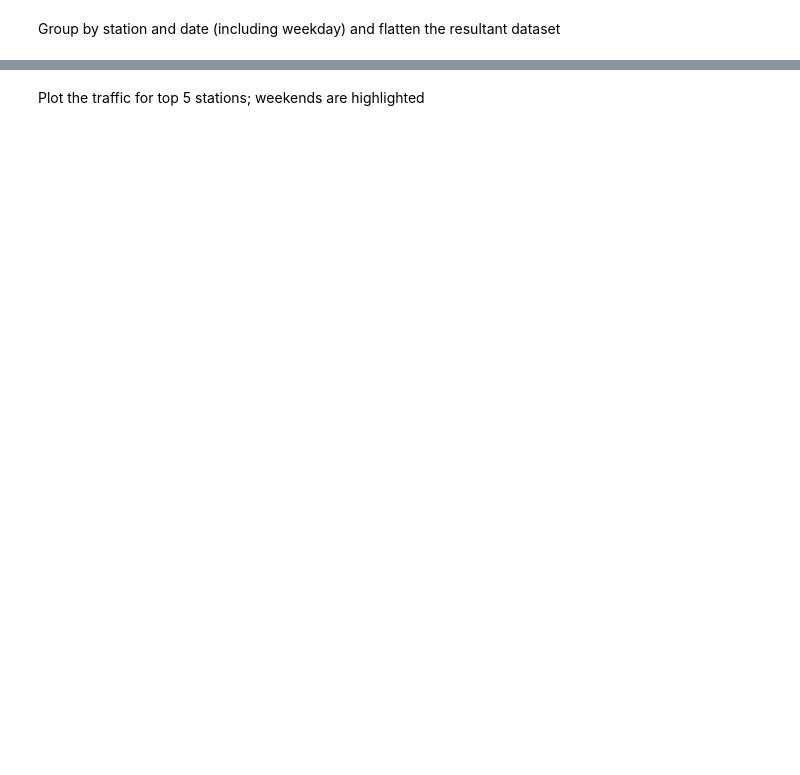
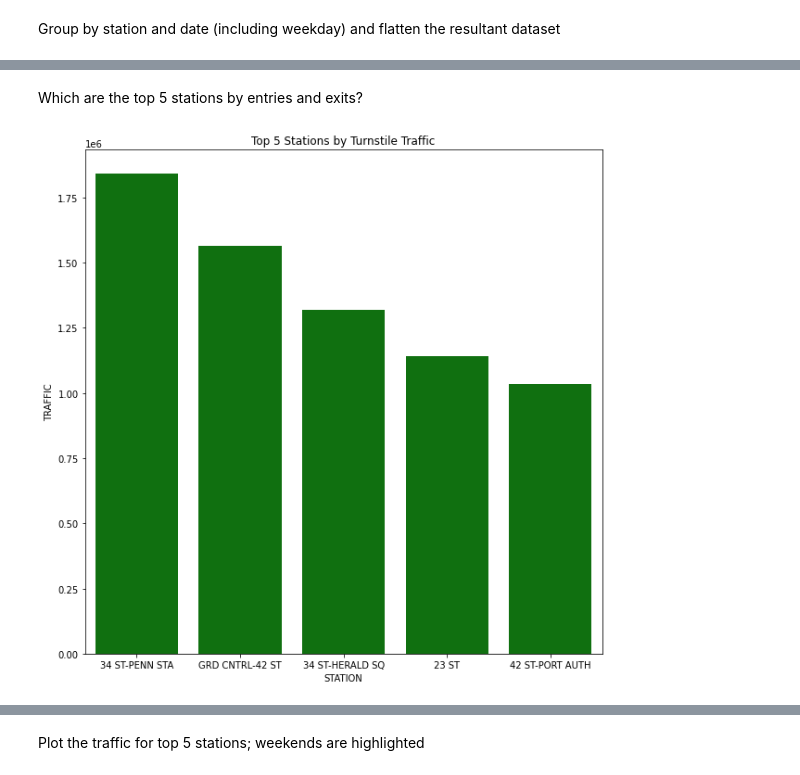
Before and after one commit to KunojiLym/metis_project_1, a Jupyter notebook: yz_project_01.ipynb, the cells around one changed output, grey strips where cells are left out. Drawn from its saved outputs; the diff is of its cells as text; code cells hidden in the pictures; blank space fills up the shorter version.

```diff
--- a/yz_project_01.ipynb
+++ b/yz_project_01.ipynb
@@ -220,3 +240,14 @@ weekday_dict = {
     'Saturday': 5,
     'Sunday': 6
 }
+# %% [markdown]
+Which are the top 5 stations by entries and exits?
+# %%
+mta_top5 = mta_bystation.groupby('STATION').sum().reset_index().sort_values('TRAFFIC', ascending=False).head(5)
+
+plt.figure(figsize=(10,10))
+sns.barplot(data=mta_top5, x = 'STATION', y = 'TRAFFIC', color='green').set(title='Top 5 Stations by Turnstile Traffic');
+
+plt.savefig('top5stations.svg')
+# %% [output]
+[figure, added]
```
Also changed, not shown: parts of 19 cells of this notebook, 9 other files.
